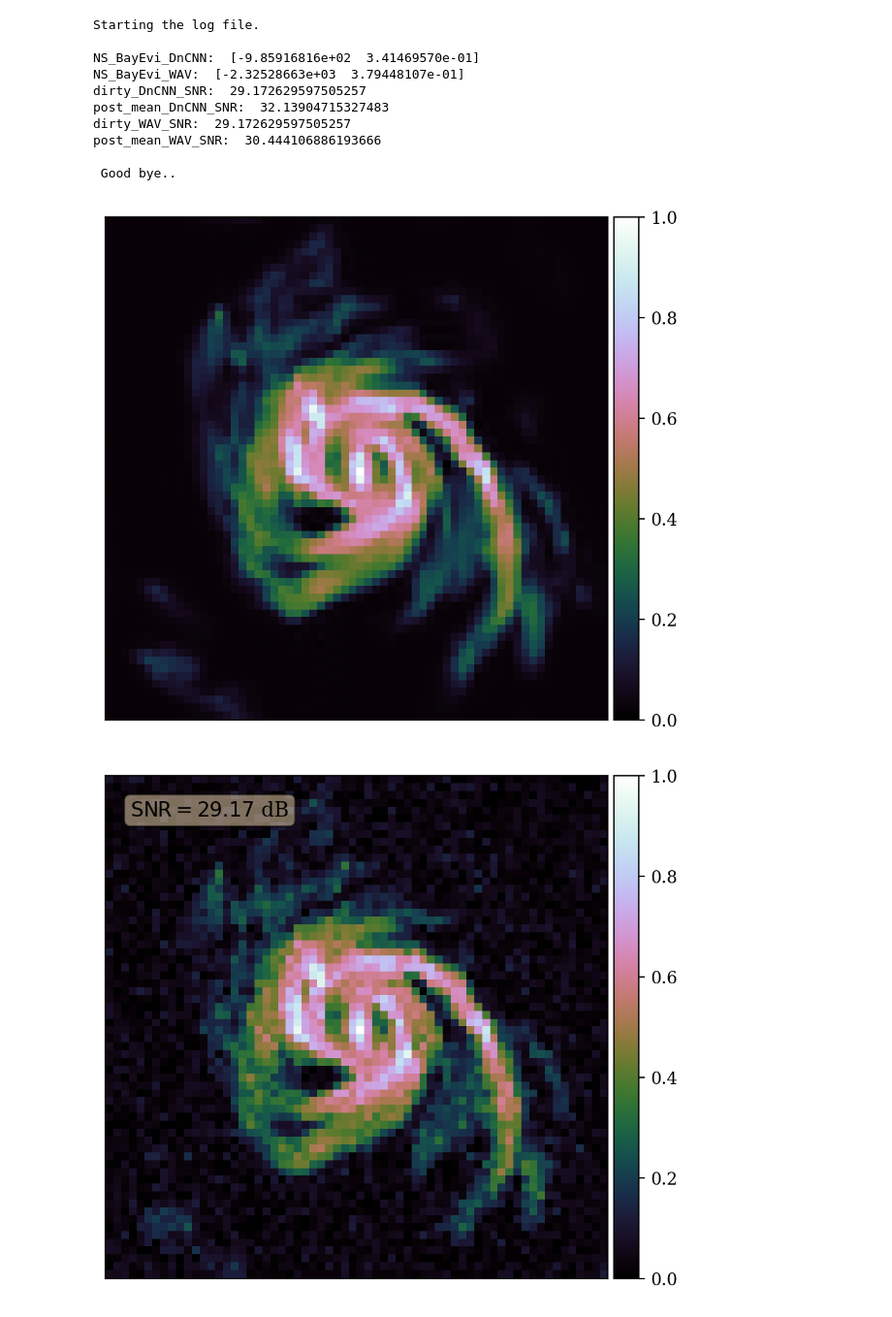
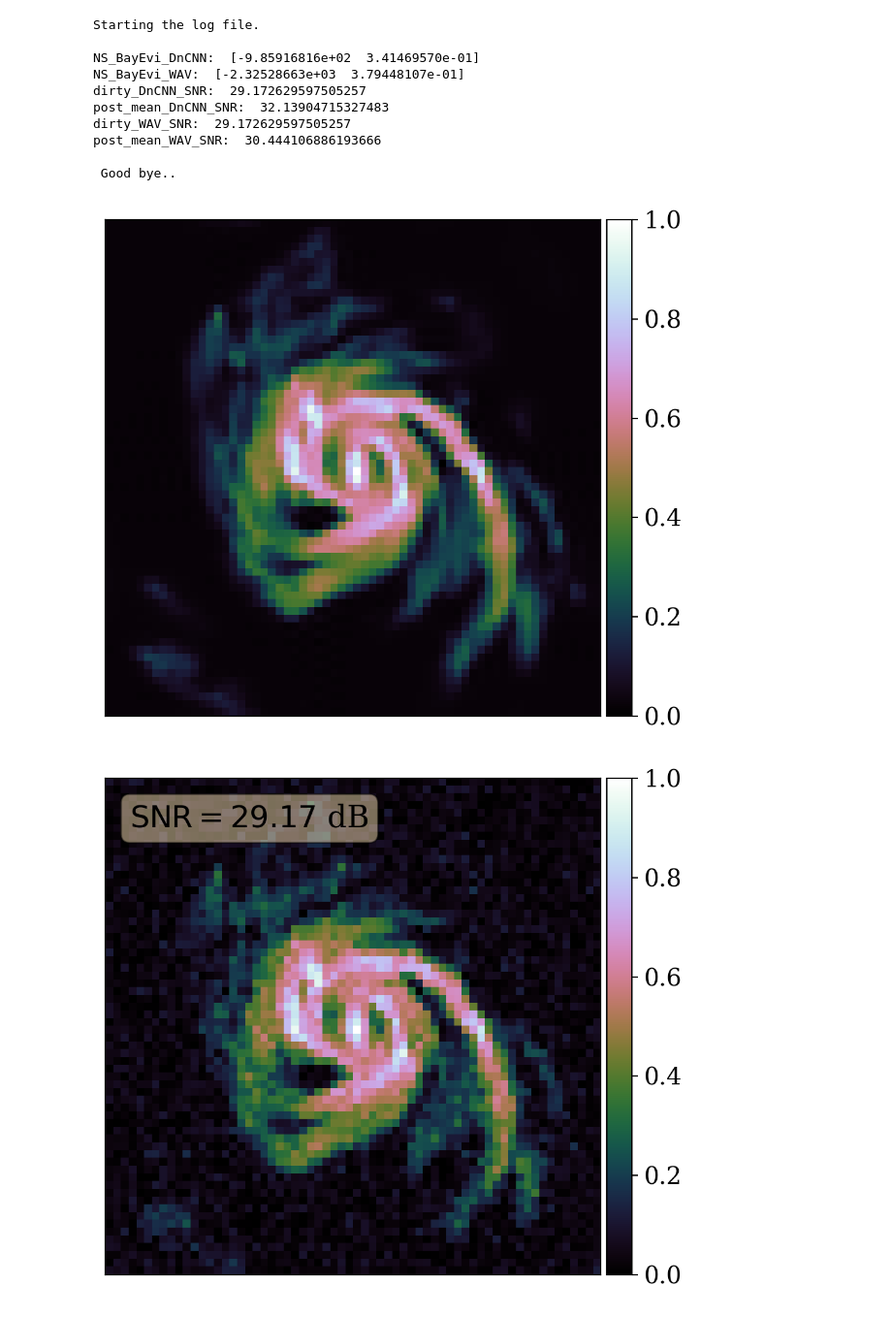
Before and after one commit to astro-informatics/proxnest, a Jupyter notebook: debug/notebooks/WAV_DnCNN_galaxy_denoising.ipynb, the cells around one changed output. Shown at 97% size. Saved outputs shown, nothing was run; the diff lists cells and outputs as text; code cells hidden in the pictures.

```diff
--- a/debug/notebooks/WAV_DnCNN_galaxy_denoising.ipynb
+++ b/debug/notebooks/WAV_DnCNN_galaxy_denoising.ipynb
@@ -326,6 +329,8 @@ model_prefix = 'denoising'
 # %%
 # Ground truth image
 plot_img = ground_truth
+snr_fontsize = 18
+cbar_fontsize = 14
 
 fig = plt.figure(figsize=(5,5), dpi=200)
 axs = plt.gca()
@@ -334,6 +339,7 @@ divider = make_axes_locatable(axs)
 cax = divider.append_axes("right", size="5%", pad=0.05)
 cbar = fig.colorbar(plt_im, cax=cax)
 cbar.ax.yaxis.set_major_formatter(tick.FormatStrFormatter('%.1f'))
+cbar.ax.tick_params(labelsize=cbar_fontsize)
 axs.set_yticks([]);axs.set_xticks([])
 plt.tight_layout()
 plt.savefig(
@@ -357,12 +363,13 @@ divider = make_axes_locatable(axs)
 cax = divider.append_axes("right", size="5%", pad=0.05)
 cbar = fig.colorbar(plt_im, cax=cax)
 cbar.ax.yaxis.set_major_formatter(tick.FormatStrFormatter('%.1f'))
+cbar.ax.tick_params(labelsize=cbar_fontsize)
 axs.set_yticks([]);axs.set_xticks([])
 textstr = r'$\mathrm{SNR}=%.2f$ dB'%(np.mean(map_snr))
 props = dict(boxstyle='round', facecolor='wheat', alpha=0.5)
 axs.text(
     0.05, 0.95, textstr, transform=axs.transAxes,
-    fontsize=12, verticalalignment='top', bbox=props
+    fontsize=snr_fontsize, verticalalignment='top', bbox=props
 )
 plt.tight_layout()
 plt.savefig(
@@ -385,12 +392,13 @@ divider = make_axes_locatable(axs)
 cax = divider.append_axes("right", size="5%", pad=0.05)
 cbar = fig.colorbar(plt_im, cax=cax)
 cbar.ax.yaxis.set_major_formatter(tick.FormatStrFormatter('%.1f'))
+cbar.ax.tick_params(labelsize=cbar_fontsize)
 axs.set_yticks([]);axs.set_xticks([])
 textstr = r'$\mathrm{SNR}=%.2f$ dB'%(np.mean(map_snr))
 props = dict(boxstyle='round', facecolor='wheat', alpha=0.5)
 axs.text(
     0.05, 0.95, textstr, transform=axs.transAxes,
-    fontsize=12, verticalalignment='top', bbox=props
+    fontsize=snr_fontsize, verticalalignment='top', bbox=props
 )
 plt.tight_layout()
 plt.savefig(
@@ -401,33 +409,34 @@ plt.savefig(
 plt.show()
 
 
 ## Posterior mean
 plot_img = NS_Trace_WAV['DiscardPostMean']
 
 # Compute SNR
 map_snr = psnr(ground_truth, plot_img, data_range=ground_truth.max()-ground_truth.min())
 # Plot MAP
 fig = plt.figure(figsize=(5,5), dpi=200)
 axs = plt.gca()
 plt_im = axs.imshow(plot_img, cmap=cmap, vmin=0, vmax=1)
 divider = make_axes_locatable(axs)
 cax = divider.append_axes("right", size="5%", pad=0.05)
 cbar = fig.colorbar(plt_im, cax=cax)
 cbar.ax.yaxis.set_major_formatter(tick.FormatStrFormatter('%.1f'))
+cbar.ax.tick_params(labelsize=cbar_fontsize)
 axs.set_yticks([]);axs.set_xticks([])
 textstr = r'$\mathrm{SNR}=%.2f$ dB'%(np.mean(map_snr))
 props = dict(boxstyle='round', facecolor='wheat', alpha=0.5)
 axs.text(
     0.05, 0.95, textstr, transform=axs.transAxes,
-    fontsize=12, verticalalignment='top', bbox=props
+    fontsize=snr_fontsize, verticalalignment='top', bbox=props
 )
 plt.tight_layout()
 plt.savefig(
     '{:s}{:s}{:s}'.format(save_dir, model_prefix, '-WAV-posterior_mean_image.pdf'),
     bbox_inches='tight',
     dpi=200
 )
 plt.show()
 # %% [output]
-[figure, old version]
+[figure, new version]
-[figure, old version]
+[figure, new version]
```
Also changed, not shown: parts of 6 cells of this notebook, 1 other file.
